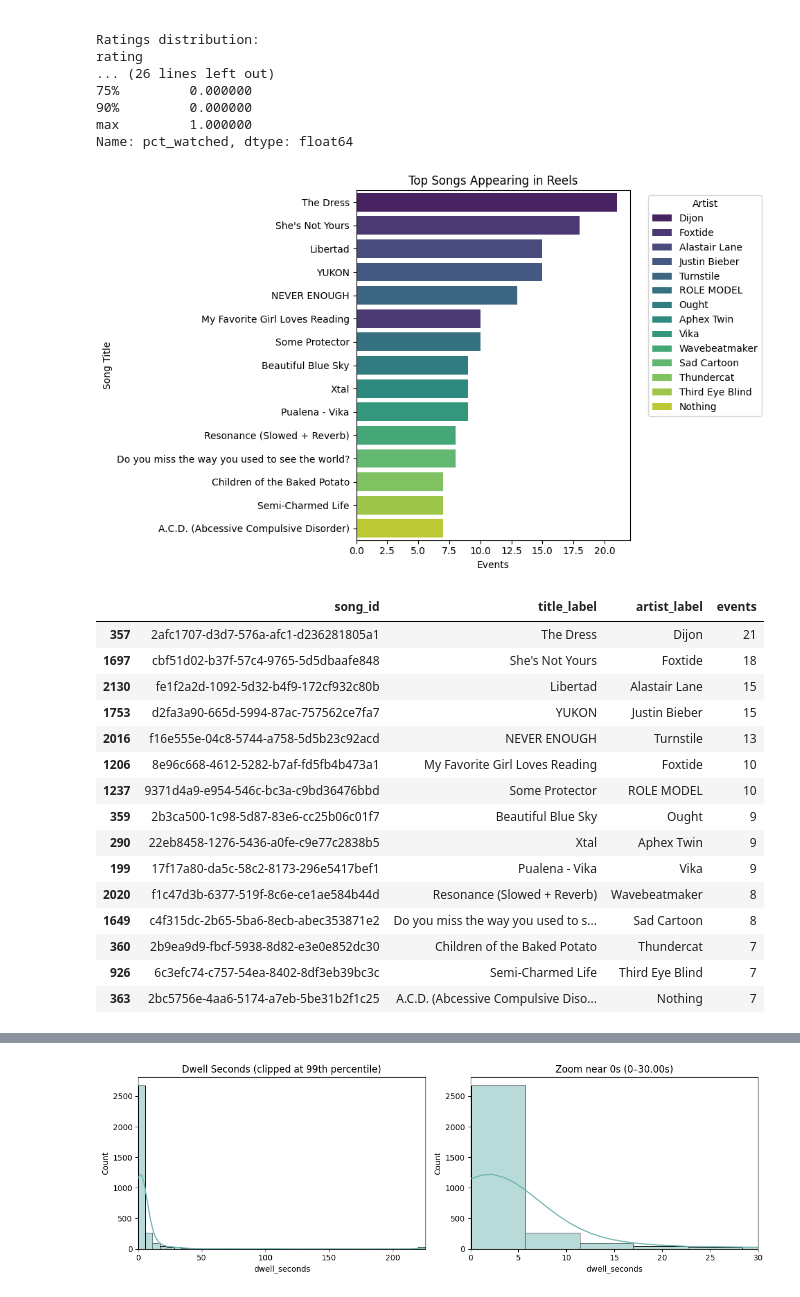
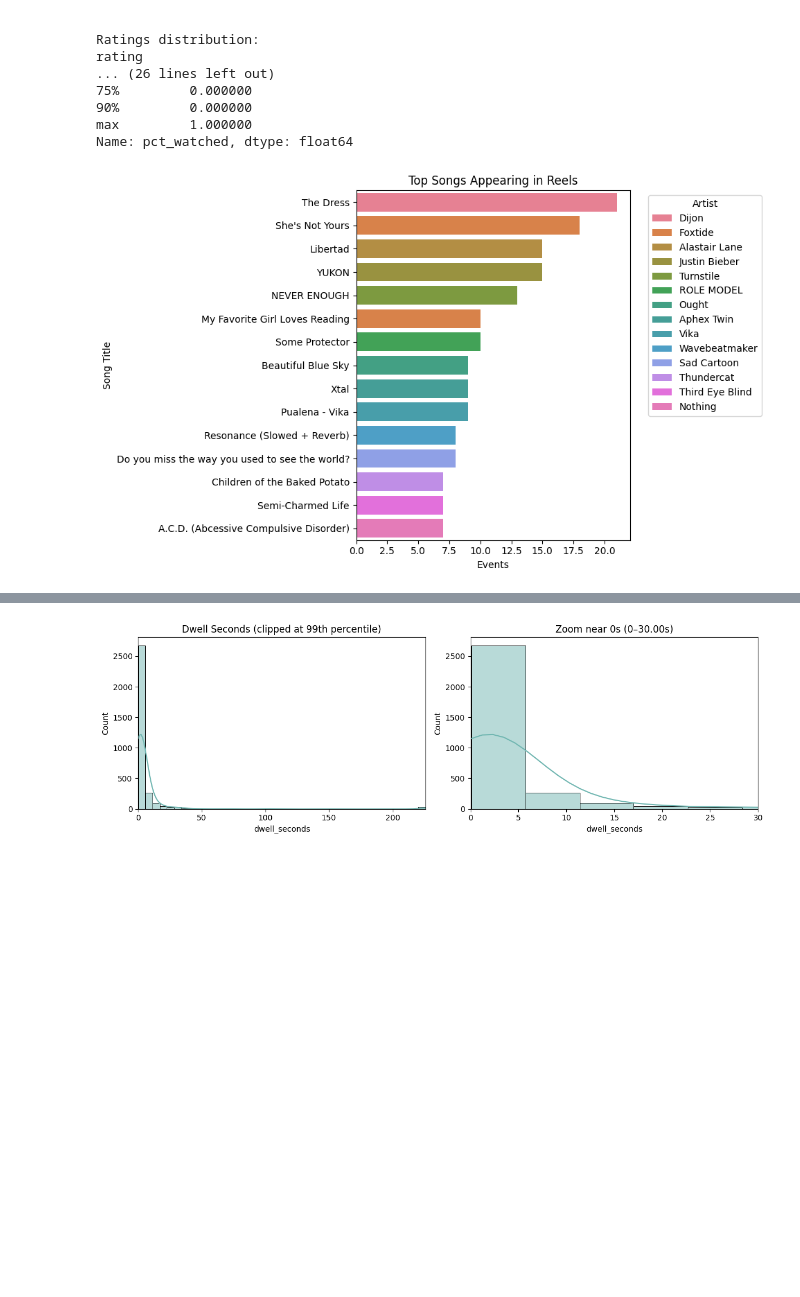
Before and after one commit to jackdpond/snare_algo, a Jupyter notebook: algo.ipynb, the cells around one changed output, grey strips where cells are left out. Drawn from its saved outputs; the diff is of its cells as text; code cells hidden in the pictures; blank space fills up the shorter version.

```diff
--- a/algo.ipynb
+++ b/algo.ipynb
@@ -140,49 +139,27 @@ rating
 max         1.000000
 Name: pct_watched, dtype: float64
 # %%
-# Top songs by reels impressions (or events)
+# Top songs by reels impressions
 TOP_N = 15
 
 song_counts = (
     reels_only.groupby(['song_id', 'title_label', 'artist_label'], dropna=False)
     .size()
     .reset_index(name='events')
     .sort_values('events', ascending=False)
     .head(TOP_N)
 )
 
 plt.figure(figsize=(10, 6))
-sns.barplot(
-    data=song_counts,
-    y='title_label', x='events',
-    hue='artist_label', dodge=False, palette='viridis'
-)
+sns.barplot(data=song_counts, y='title_label', x='events', hue='artist_label')
 plt.title('Top Songs Appearing in Reels')
 plt.xlabel('Events')
 plt.ylabel('Song Title')
 plt.legend(title='Artist', bbox_to_anchor=(1.05, 1), loc='upper left')
 plt.tight_layout()
 plt.show()
-
-song_counts
 # %% [output]
-[figure, old version]
+[figure, new version]
-|  | song_id | title_label | artist_label | events |
-| 357 | 2afc1707-d3d7-576a-afc1-d236281805a1 | The Dress | Dijon | 21 |
-| 1697 | cbf51d02-b37f-57c4-9765-5d5dbaafe848 | She's Not Yours | Foxtide | 18 |
-| 2130 | fe1f2a2d-1092-5d32-b4f9-172cf932c80b | Libertad | Alastair Lane | 15 |
-| 1753 | d2fa3a90-665d-5994-87ac-757562ce7fa7 | YUKON | Justin Bieber | 15 |
-| 2016 | f16e555e-04c8-5744-a758-5d5b23c92acd | NEVER ENOUGH | Turnstile | 13 |
-| 1206 | 8e96c668-4612-5282-b7af-fd5fb4b473a1 | My Favorite Girl Loves Reading | Foxtide | 10 |
-| 1237 | 9371d4a9-e954-546c-bc3a-c9bd36476bbd | Some Protector | ROLE MODEL | 10 |
-| 359 | 2b3ca500-1c98-5d87-83e6-cc25b06c01f7 | Beautiful Blue Sky | Ought | 9 |
-| 290 | 22eb8458-1276-5436-a0fe-c9e77c2838b5 | Xtal | Aphex Twin | 9 |
-| 199 | 17f17a80-da5c-58c2-8173-296e5417bef1 | Pualena - Vika | Vika | 9 |
-| 2020 | f1c47d3b-6377-519f-8c6e-ce1ae584b44d | Resonance (Slowed + Reverb) | Wavebeatmaker | 8 |
-| 1649 | c4f315dc-2b65-5ba6-8ecb-abec353871e2 | Do you miss the way you used to s... | Sad Cartoon | 8 |
-| 360 | 2b9ea9d9-fbcf-5938-8d82-e3e0e852dc30 | Children of the Baked Potato | Thundercat | 7 |
-| 926 | 6c3efc74-c757-54ea-8402-8df3eb39bc3c | Semi-Charmed Life | Third Eye Blind | 7 |
-| 363 | 2bc5756e-4aa6-5174-a7eb-5be31b2f1c25 | A.C.D. (Abcessive Compulsive Diso... | Nothing | 7 |
 # %%
 # Top artists by reels impressions
 artist_counts = (
```
Also changed, not shown: parts of 12 cells of this notebook.
